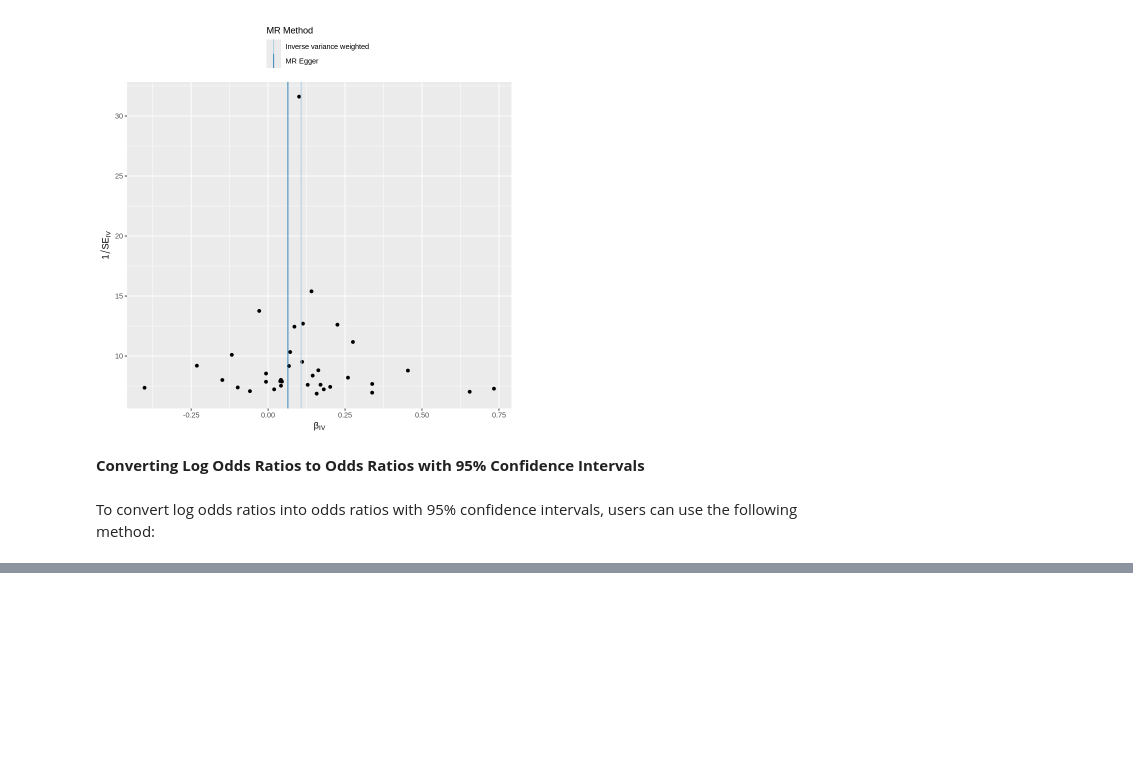
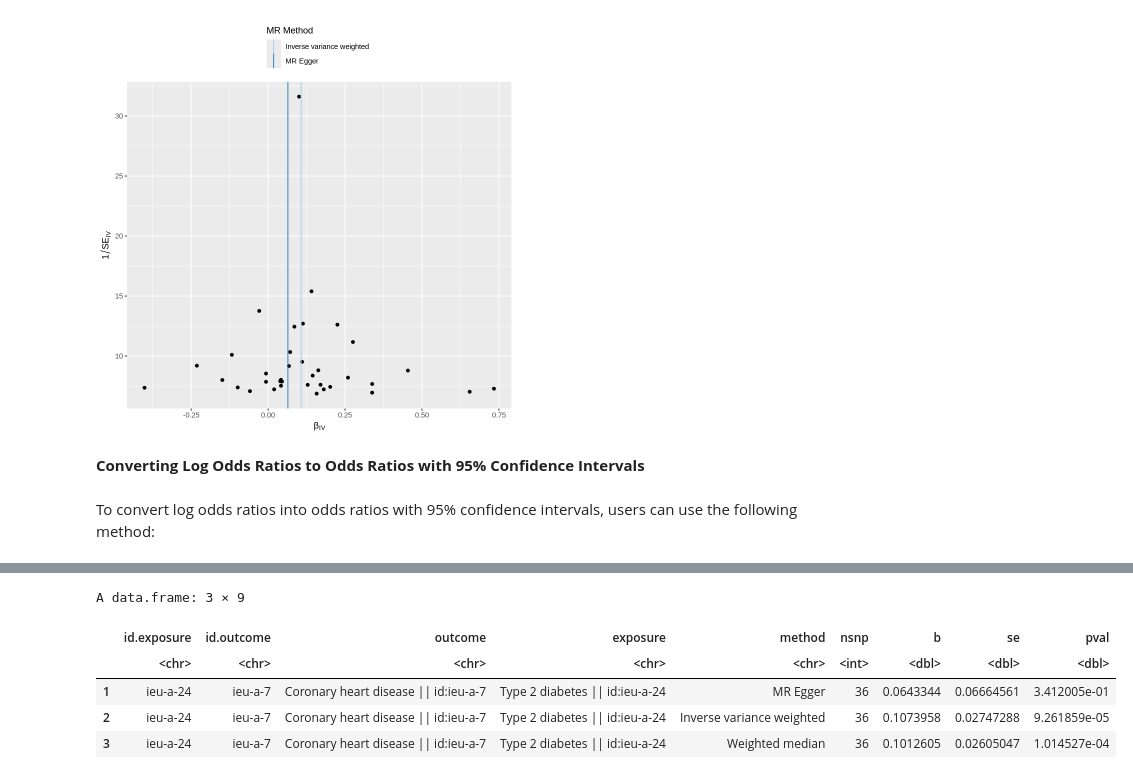
Before and after one commit to zainabbio/Youtube-Tutorials, a Jupyter notebook: TwoSample_Mendelian_Randomization.ipynb, the cells around one changed output, grey strips where cells are left out. Saved outputs shown, nothing was run; the diff lists cells and outputs as text; code cells hidden in the pictures; blank space fills up the shorter version.

```diff
--- a/TwoSample_Mendelian_Randomization.ipynb
+++ b/TwoSample_Mendelian_Randomization.ipynb
@@ -425,3 +425,12 @@ A data.frame: 3 × 14
 | ieu-a-24 | ieu-a-7 | Coronary heart disease || id:ieu-a-7 | Type 2 diabetes || id:ieu-a-24 | MR Egger | 36 | 0.0643344 | 0.06664561 | 3.412005e-01 | -0.06629100 | 0.1949598 | ... |
 | ieu-a-24 | ieu-a-7 | Coronary heart disease || id:ieu-a-7 | Type 2 diabetes || id:ieu-a-24 | Inverse variance weighted | 36 | 0.1073958 | 0.02747288 | 9.261859e-05 | 0.05354896 | 0.1612426 | ... |
 | ieu-a-24 | ieu-a-7 | Coronary heart disease || id:ieu-a-7 | Type 2 diabetes || id:ieu-a-24 | Weighted median | 36 | 0.1012605 | 0.02605047 | 1.014527e-04 | 0.05020162 | 0.1523195 | ... |
+# %%
+head(res)  # View the first few rows of the dataset
+# %% [output]
+A data.frame: 3 × 9
+|  | id.exposure | id.outcome | outcome | exposure | method | nsnp | b | se | pval |
+|  | <chr> | <chr> | <chr> | <chr> | <chr> | <int> | <dbl> | <dbl> | <dbl> |
+| 1 | ieu-a-24 | ieu-a-7 | Coronary heart disease || id:ieu-a-7 | Type 2 diabetes || id:ieu-a-24 | MR Egger | 36 | 0.0643344 | 0.06664561 | 3.412005e-01 |
+| 2 | ieu-a-24 | ieu-a-7 | Coronary heart disease || id:ieu-a-7 | Type 2 diabetes || id:ieu-a-24 | Inverse variance weighted | 36 | 0.1073958 | 0.02747288 | 9.261859e-05 |
+| 3 | ieu-a-24 | ieu-a-7 | Coronary heart disease || id:ieu-a-7 | Type 2 diabetes || id:ieu-a-24 | Weighted median | 36 | 0.1012605 | 0.02605047 | 1.014527e-04 |
```
Also changed, not shown: parts of 3 cells of this notebook.
